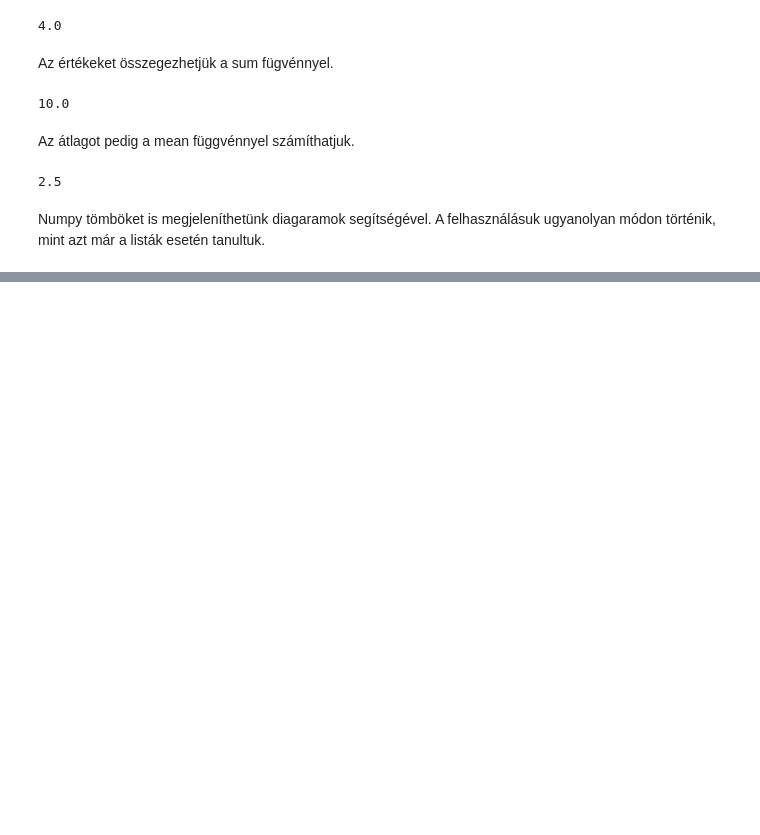
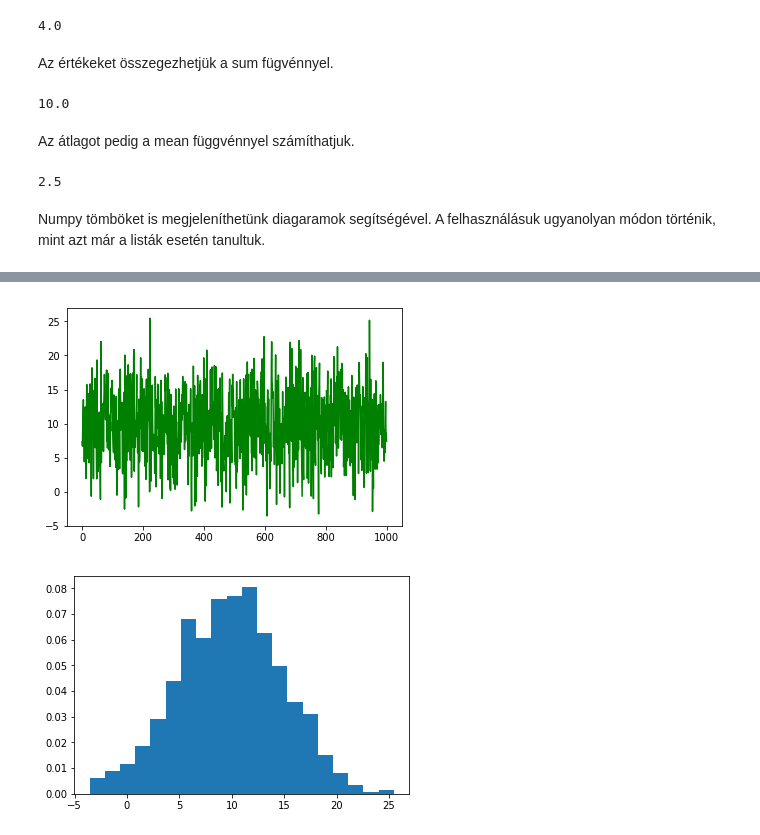
Before and after one commit to horverno/sze-academic-python, a Jupyter notebook: eload/ea05.ipynb, the cells around one changed output, grey strips where cells are left out. Saved outputs shown, nothing was run; the diff lists cells and outputs as text; code cells hidden in the pictures; blank space fills up the shorter version.

```diff
--- a/eload/ea05.ipynb
+++ b/eload/ea05.ipynb
@@ -284,0 +340,11 @@ plt.show()
+# %%
+mu = 10 # középérték
+sigma = 5 # szórás
+s = np.random.normal(mu, sigma, 1000)
+plt.plot(s, "g")
+plt.show()
+plt.hist(s, 20, density = True)
+plt.show()
+# %% [output]
+[figure, added]
+[figure, added]
```
Also changed, not shown: parts of 14 cells of this notebook, 3 other files.
